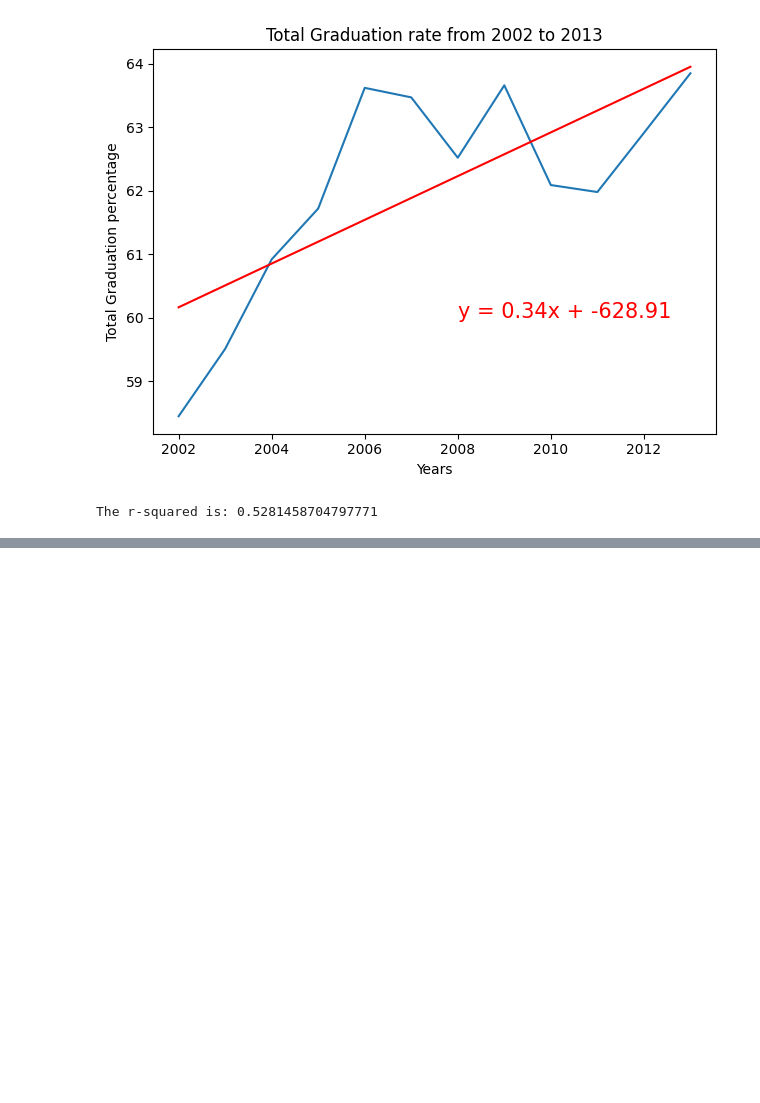
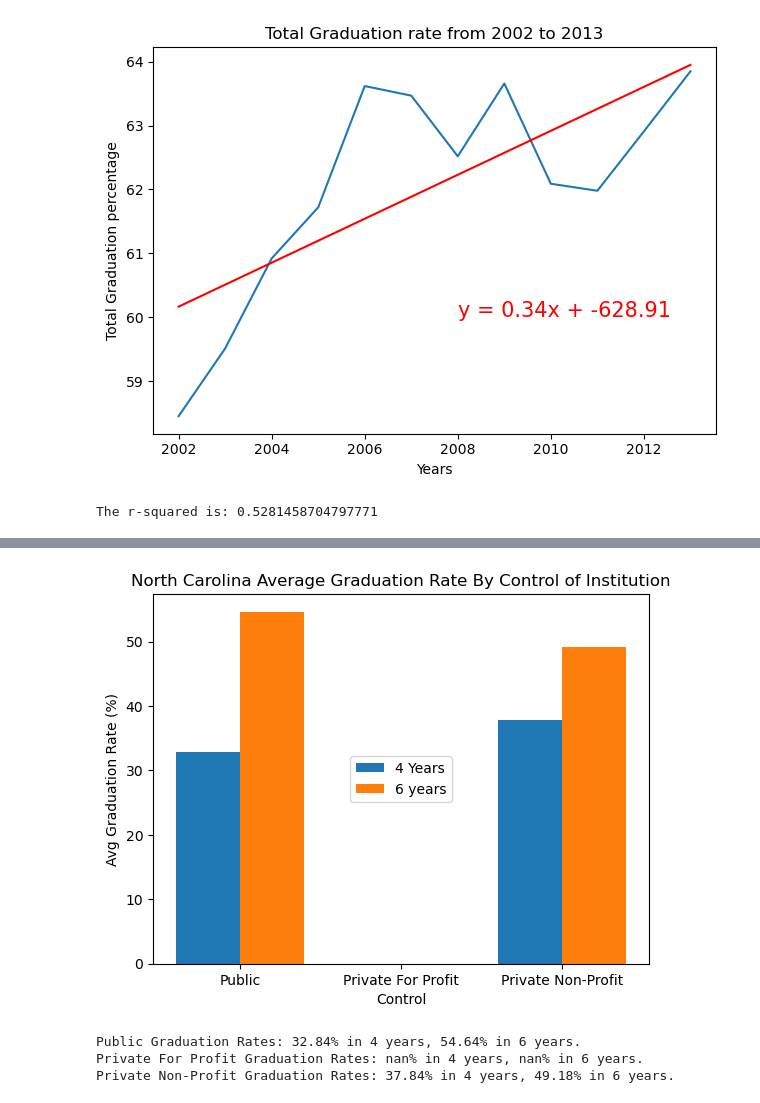
Before and after one commit to will5722/Trends-in-Education, a Jupyter notebook: project4.ipynb, the cells around one changed output, grey strips where cells are left out. Saved outputs shown, nothing was run; the diff lists cells and outputs as text; code cells hidden in the pictures; blank space fills up the shorter version.

```diff
--- a/project4.ipynb
+++ b/project4.ipynb
@@ -672,0 +723,37 @@ The r-squared is: 0.5281458704797771
+# %%
+NC_df = Inst.loc[Inst['state'] == 'North Carolina']
+ncpublic = NC_df.loc[NC_df['control'] == 'Public']
+ncprofit = NC_df.loc[NC_df['control'] == 'Private for-profit']
+ncnonprofit = NC_df.loc[NC_df['control'] == 'Private not-for-profit']
+
+ncpublic_grad_mean = round(ncpublic['grad_100_value'].mean(), 2)
+ncpublic_grad150_mean = round(ncpublic['grad_150_value'].mean(), 2)
+
+ncprofit_grad_mean = round(ncprofit['grad_100_value'].mean(), 2)
+ncprofit_grad150_mean = round(ncprofit['grad_150_value'].mean(), 2)
+
+ncnonprofit_grad_mean = round(ncnonprofit['grad_100_value'].mean(), 2)
+ncnonprofit_grad150_mean = round(ncnonprofit['grad_150_value'].mean(), 2)
+
+
+first_ncgradvals = [ncpublic_grad_mean, ncprofit_grad_mean, ncnonprofit_grad_mean]
+second_ncgradvals = [ncpublic_grad150_mean, ncprofit_grad150_mean, ncnonprofit_grad150_mean]
+
+labels = ['Public', 'Private For Profit', 'Private Non-Profit']
+ticks = np.arange(len(labels))
+plt.bar(ticks - 0.2, first_ncgradvals, 0.4)
+plt.bar(ticks + 0.2, second_ncgradvals, 0.4)
+plt.xticks(ticks, labels)
+plt.legend(['4 Years', '6 years'], loc='center')
+plt.title('North Carolina Average Graduation Rate By Control of Institution')
+plt.xlabel('Control')
+plt.ylabel('Avg Graduation Rate (%)')
+plt.show()
+print(f"Public Graduation Rates: {ncpublic_grad_mean}% in 4 years, {ncpublic_grad150_mean}% in 6 years.")
+print(f"Private For Profit Graduation Rates: {ncprofit_grad_mean}% in 4 years, {ncprofit_grad150_mean}% in 6 years.")
+print(f"Private Non-Profit Graduation Rates: {ncnonprofit_grad_mean}% in 4 years, {ncnonprofit_grad150_mean}% in 6 years.")
+# %% [output]
+[figure, added]
+Public Graduation Rates: 32.84% in 4 years, 54.64% in 6 years.
+Private For Profit Graduation Rates: nan% in 4 years, nan% in 6 years.
+Private Non-Profit Graduation Rates: 37.84% in 4 years, 49.18% in 6 years.
```
Also changed, not shown: parts of 12 cells of this notebook, 1 other file.
